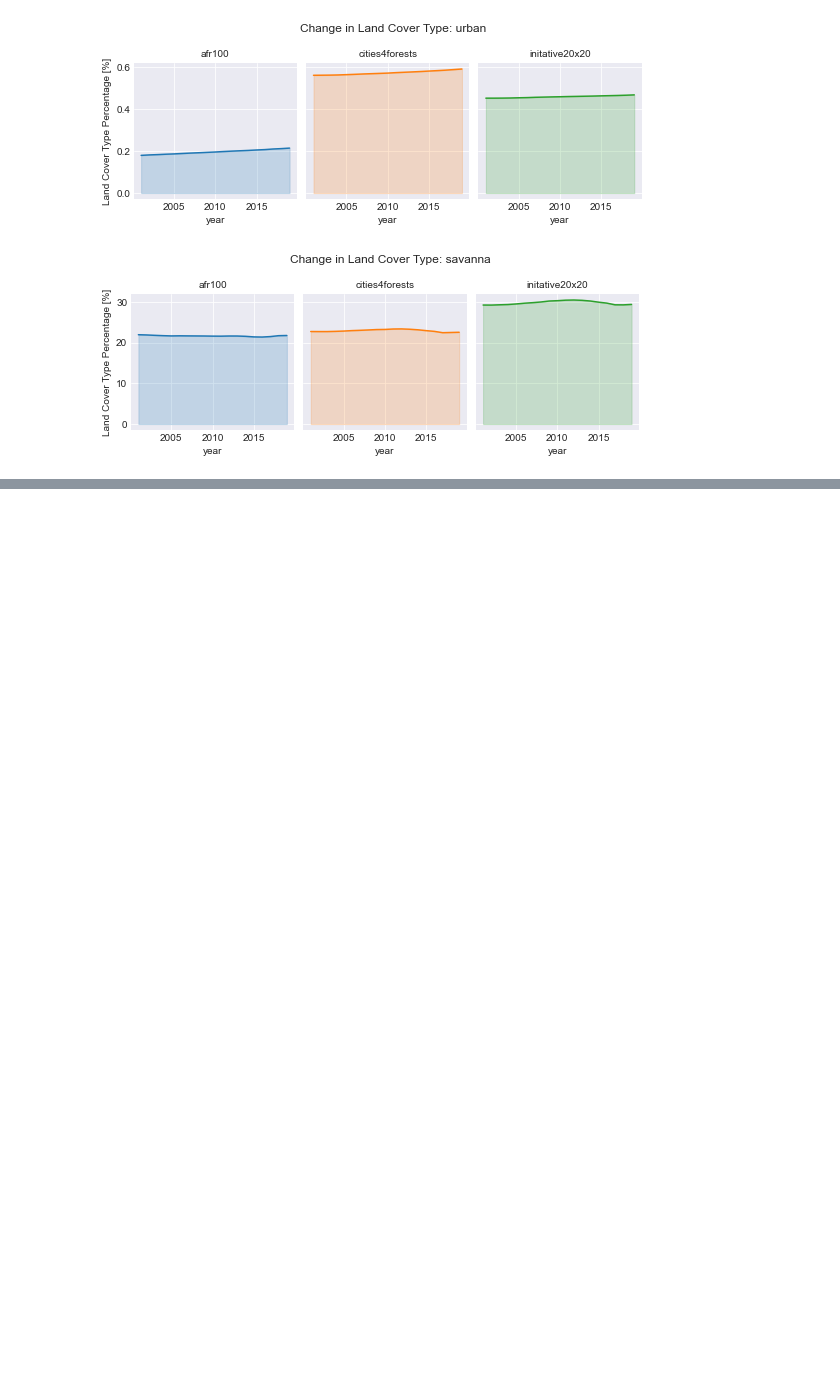
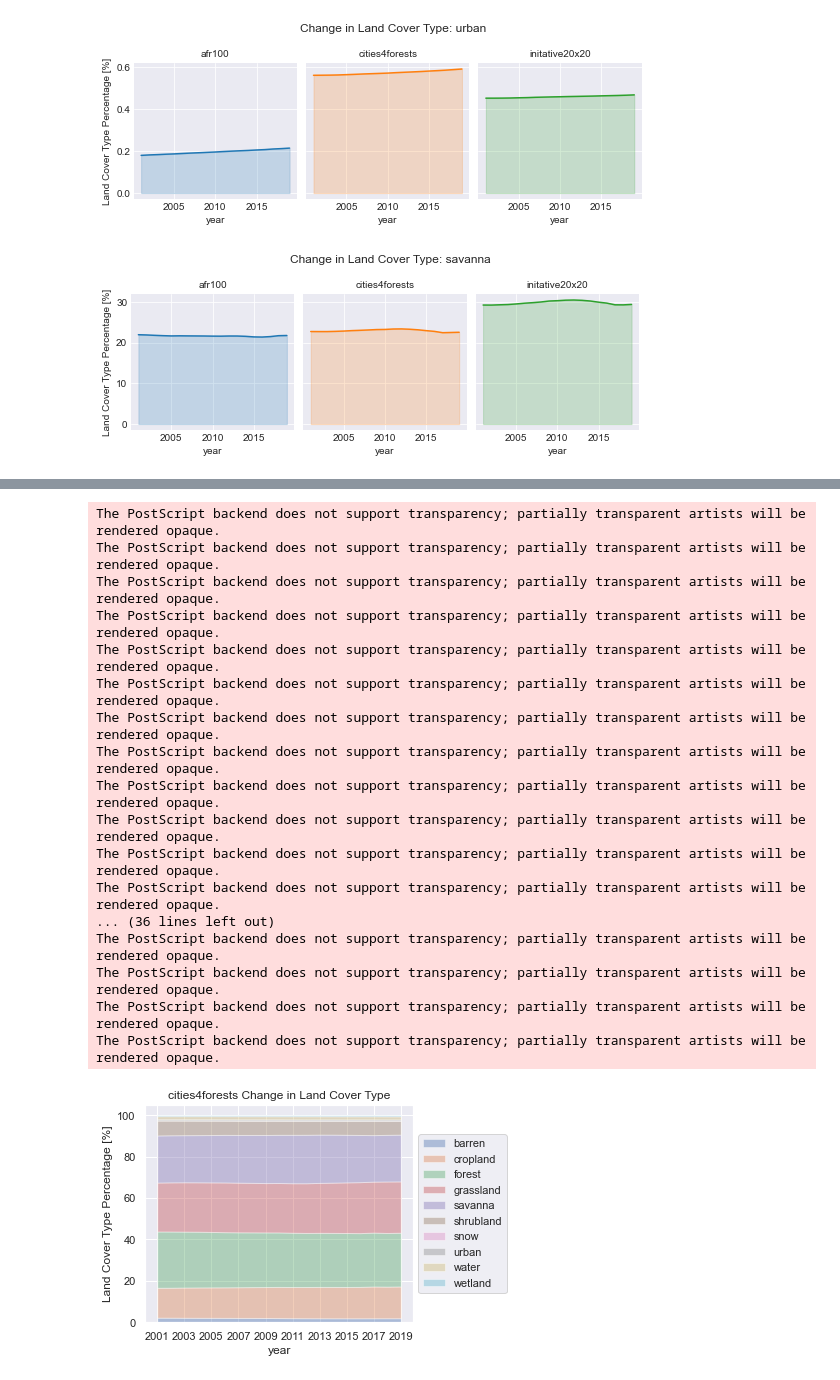
Before and after one commit to gracemitch/omdena-wri, a Jupyter notebook: analysis/MODIS_land_cover.ipynb, the cells around one changed output, grey strips where cells are left out. Drawn from its saved outputs; the diff is of its cells as text; code cells hidden in the pictures; blank space fills up the shorter version.

```diff
--- a/analysis/MODIS_land_cover.ipynb
+++ b/analysis/MODIS_land_cover.ipynb
@@ -397,0 +457,21 @@ compare_platform_land_class('savanna', 'LC_Type1', EXPORT_PATH, COLLECTION)
+# %%
+plot_land_by_platform(land_by_platform, 'cities4forests')
+# %% [output]
+The PostScript backend does not support transparency; partially transparent artists will be rendered opaque.
+The PostScript backend does not support transparency; partially transparent artists will be rendered opaque.
+The PostScript backend does not support transparency; partially transparent artists will be rendered opaque.
+The PostScript backend does not support transparency; partially transparent artists will be rendered opaque.
+The PostScript backend does not support transparency; partially transparent artists will be rendered opaque.
+The PostScript backend does not support transparency; partially transparent artists will be rendered opaque.
+The PostScript backend does not support transparency; partially transparent artists will be rendered opaque.
+The PostScript backend does not support transparency; partially transparent artists will be rendered opaque.
+The PostScript backend does not support transparency; partially transparent artists will be rendered opaque.
+The PostScript backend does not support transparency; partially transparent artists will be rendered opaque.
+The PostScript backend does not support transparency; partially transparent artists will be rendered opaque.
+The PostScript backend does not support transparency; partially transparent artists will be rendered opaque.
+... (36 lines left out)
+The PostScript backend does not support transparency; partially transparent artists will be rendered opaque.
+The PostScript backend does not support transparency; partially transparent artists will be rendered opaque.
+The PostScript backend does not support transparency; partially transparent artists will be rendered opaque.
+The PostScript backend does not support transparency; partially transparent artists will be rendered opaque.
+[figure, added]
```
Also changed, not shown: parts of 19 cells of this notebook, 15 other files.
